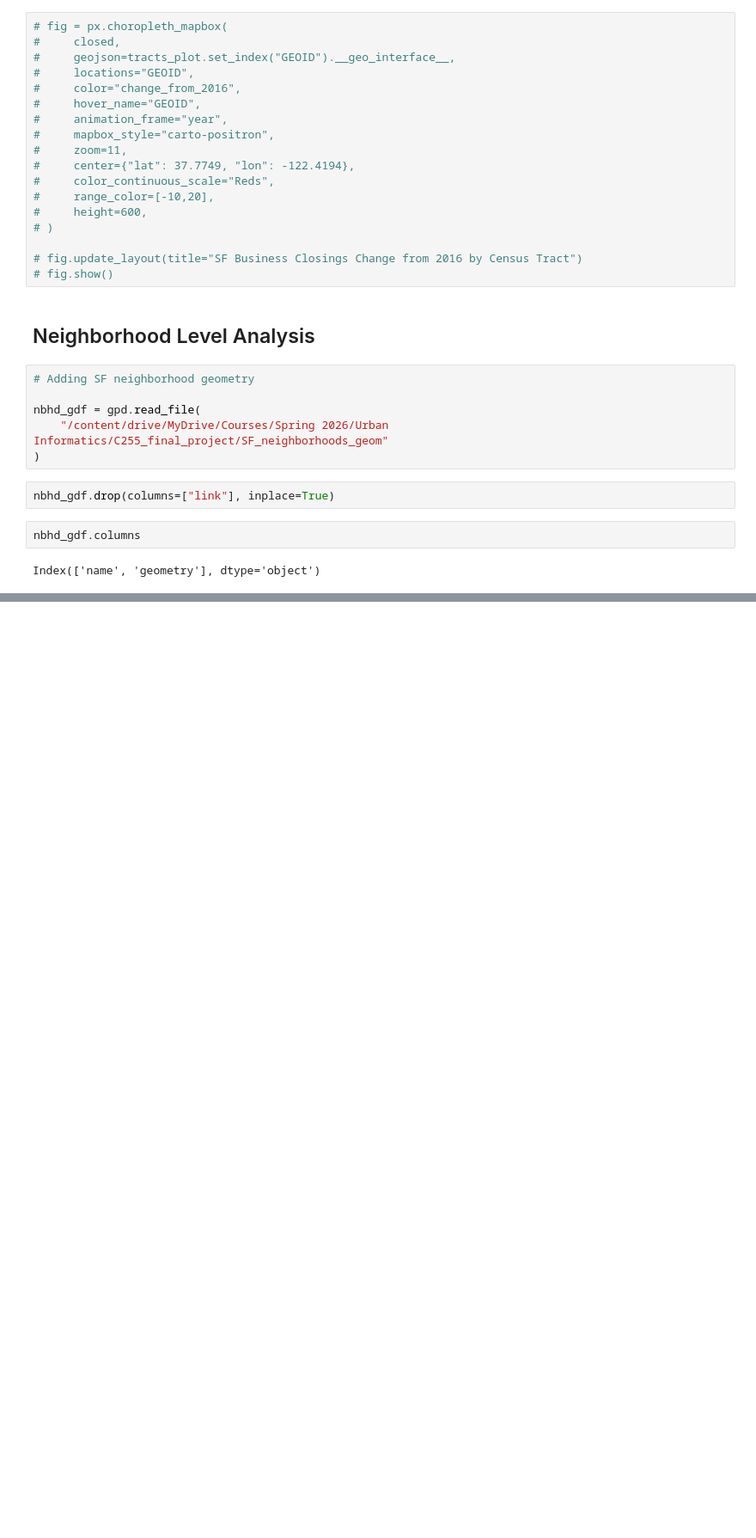
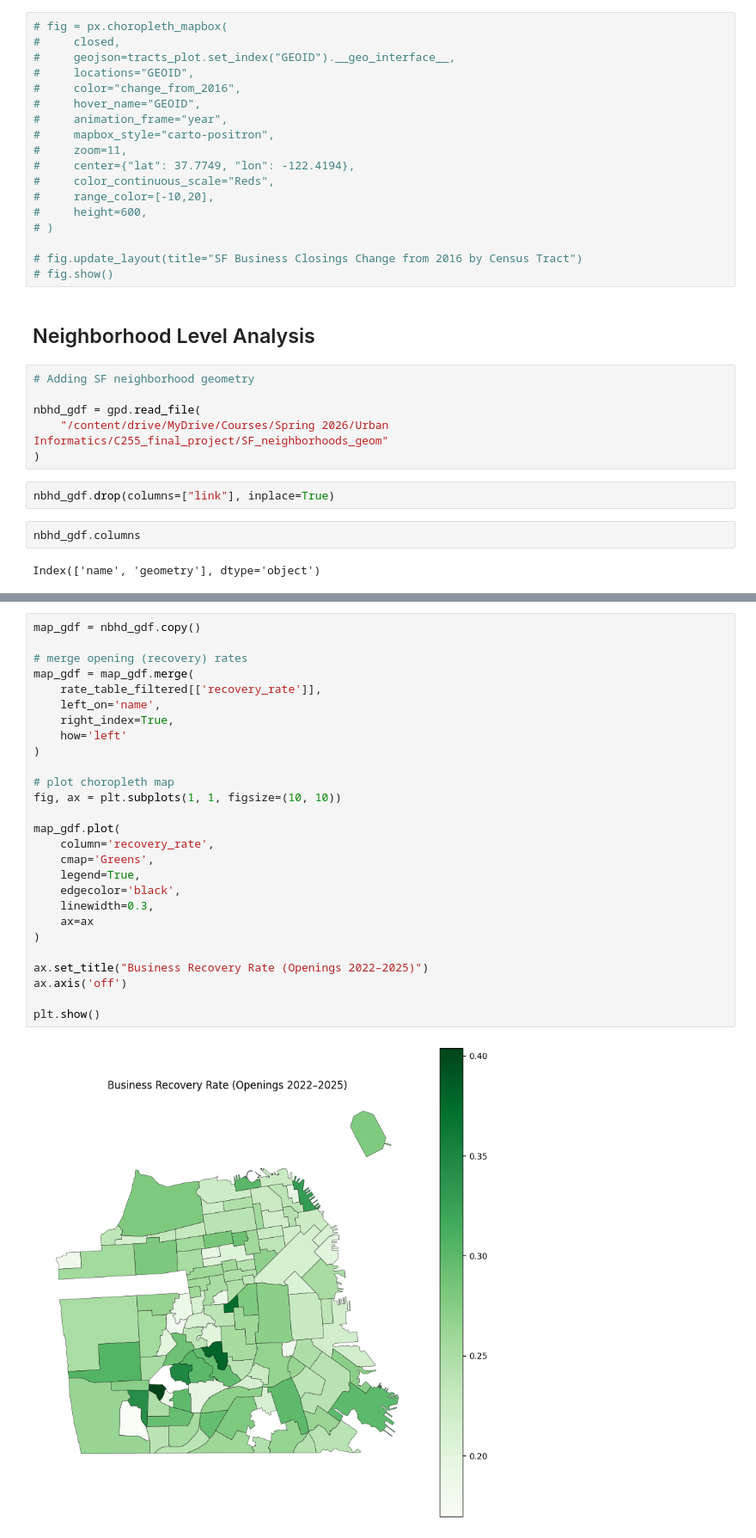
Before and after one commit to miaflynn/CYPLAN255-Final-Project, a Jupyter notebook: 03a_visualizations_censustract.ipynb, the cells around one changed output, grey strips where cells are left out. Shown at 86% size. Saved outputs shown, nothing was run; the diff lists cells and outputs as text; blank space fills up the shorter version.

```diff
--- a/03a_visualizations_censustract.ipynb
+++ b/03a_visualizations_censustract.ipynb
@@ -412,0 +632,29 @@ Index(['Unnamed: 0', 'uniqueid', 'business_account_number', 'location_id',
+# %%
+map_gdf = nbhd_gdf.copy()
+
+# merge opening (recovery) rates
+map_gdf = map_gdf.merge(
+    rate_table_filtered[['recovery_rate']],
+    left_on='name',
+    right_index=True,
+    how='left'
+)
+
+# plot choropleth map
+fig, ax = plt.subplots(1, 1, figsize=(10, 10))
+
+map_gdf.plot(
+    column='recovery_rate',
+    cmap='Greens',
+    legend=True,
+    edgecolor='black',
+    linewidth=0.3,
+    ax=ax
+)
+
+ax.set_title("Business Recovery Rate (Openings 2022–2025)")
+ax.axis('off')
+
+plt.show()
+# %% [output]
+[figure, added]
```
Also changed, not shown: parts of 26 cells of this notebook.
